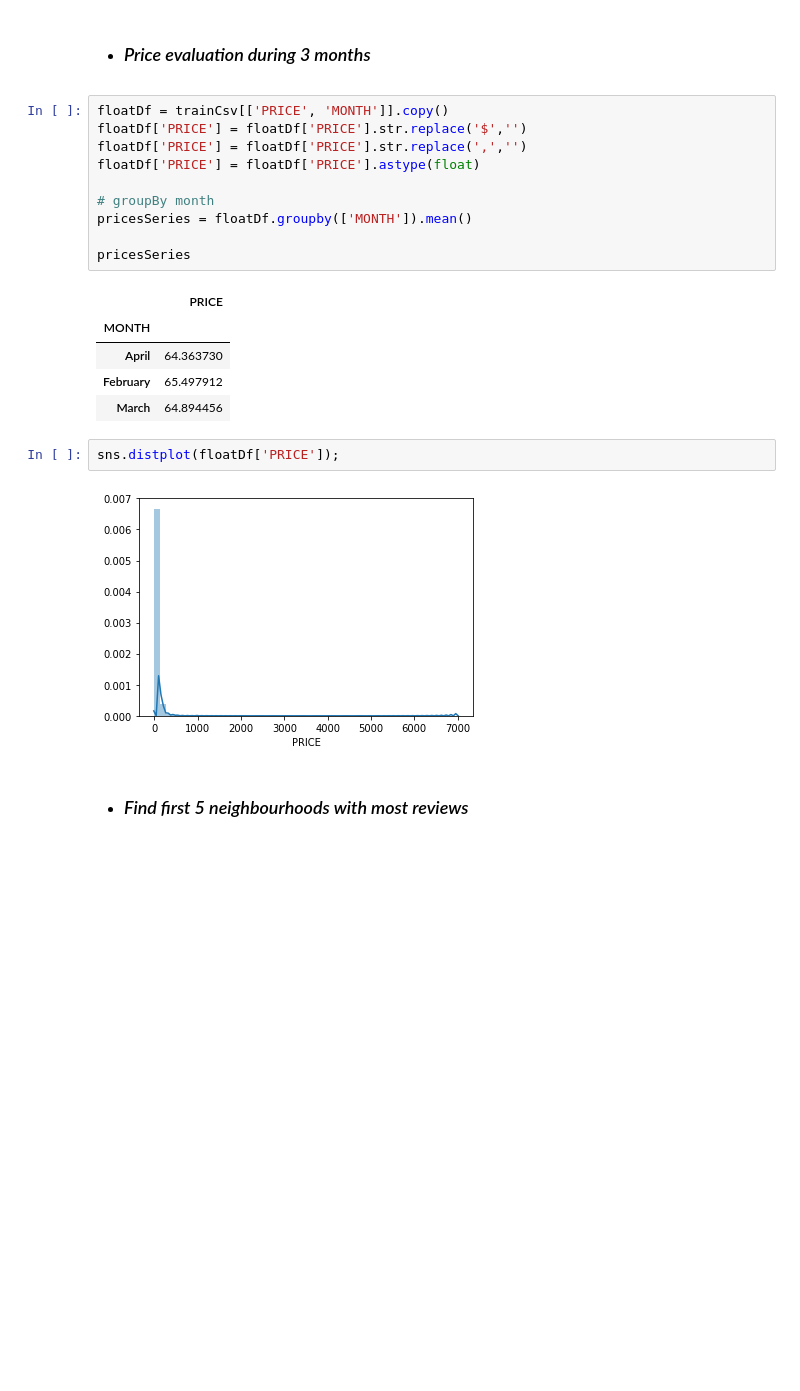
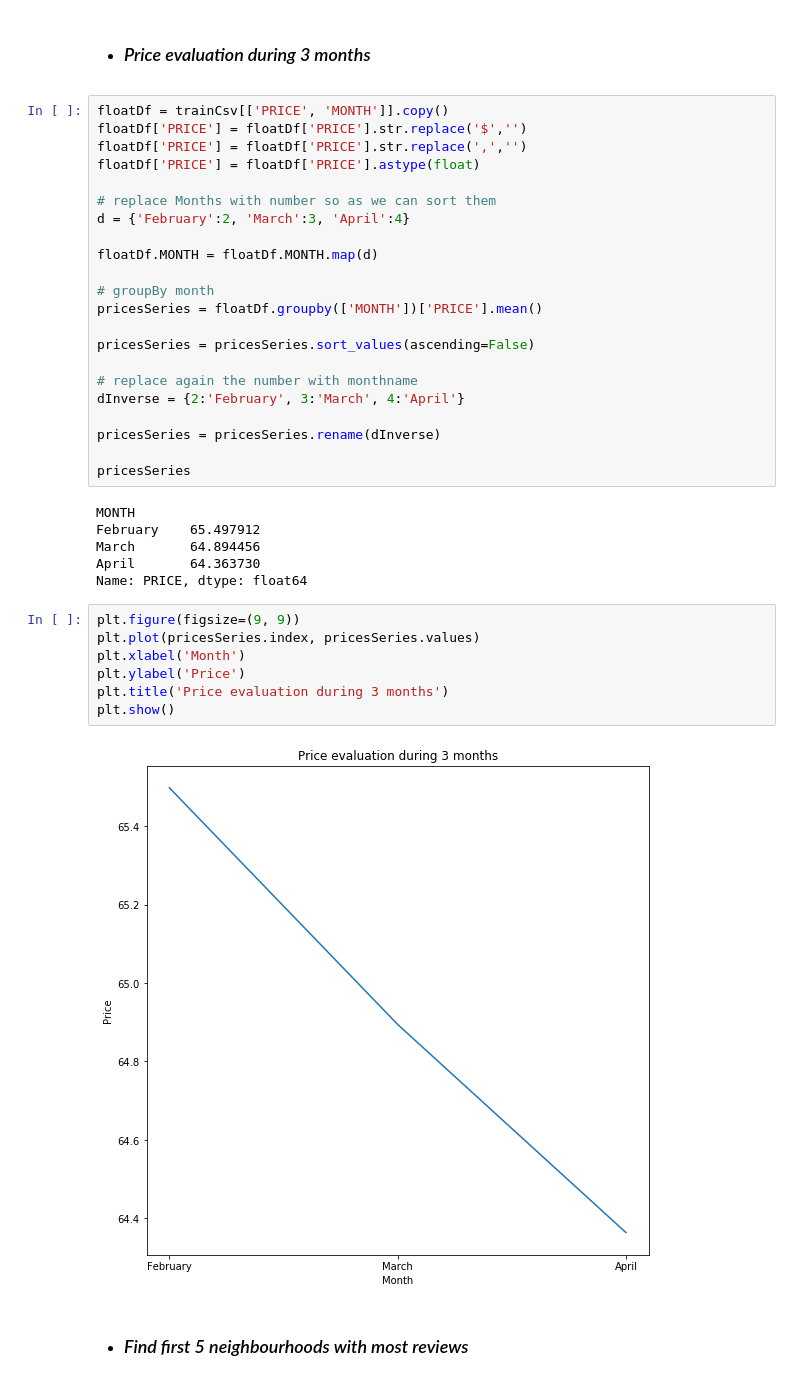
Before and after one commit to PanosEvange/DataMiningProj1_2020, a Jupyter notebook: Project1Final.ipynb, the cells around one changed output. Drawn from its saved outputs; the diff is of its cells as text; blank space fills up the shorter version.

Commit message:
done - price evaluation during 3 months

```diff
--- a/Project1Final.ipynb
+++ b/Project1Final.ipynb
@@ -284,20 +284,37 @@ floatDf['PRICE'] = floatDf['PRICE'].str.replace('$','')
 floatDf['PRICE'] = floatDf['PRICE'].str.replace(',','')
 floatDf['PRICE'] = floatDf['PRICE'].astype(float)
 
+# replace Months with number so as we can sort them
+d = {'February':2, 'March':3, 'April':4}
+
+floatDf.MONTH = floatDf.MONTH.map(d)
+
 # groupBy month
-pricesSeries = floatDf.groupby(['MONTH']).mean()
+pricesSeries = floatDf.groupby(['MONTH'])['PRICE'].mean()
+
+pricesSeries = pricesSeries.sort_values(ascending=False)
+
+# replace again the number with monthname
+dInverse = {2:'February', 3:'March', 4:'April'}
+
+pricesSeries = pricesSeries.rename(dInverse)
 
 pricesSeries
 # %% [output]
-|  | PRICE |
-| MONTH |  |
-| April | 64.363730 |
-| February | 65.497912 |
-| March | 64.894456 |
+MONTH
+February    65.497912
+March       64.894456
+April       64.363730
+Name: PRICE, dtype: float64
-# %%
-sns.distplot(floatDf['PRICE']);
-# %% [output]
-[figure, removed]
+# %%
+plt.figure(figsize=(9, 9))
+plt.plot(pricesSeries.index, pricesSeries.values)
+plt.xlabel('Month')
+plt.ylabel('Price')
+plt.title('Price evaluation during 3 months')
+plt.show()
+# %% [output]
+[figure, added]
 # %% [markdown]
 - ### *Find first 5 neighbourhoods with most reviews*
 # %%
```
Also changed, not shown: parts of 4 cells of this notebook, 2 other files.
